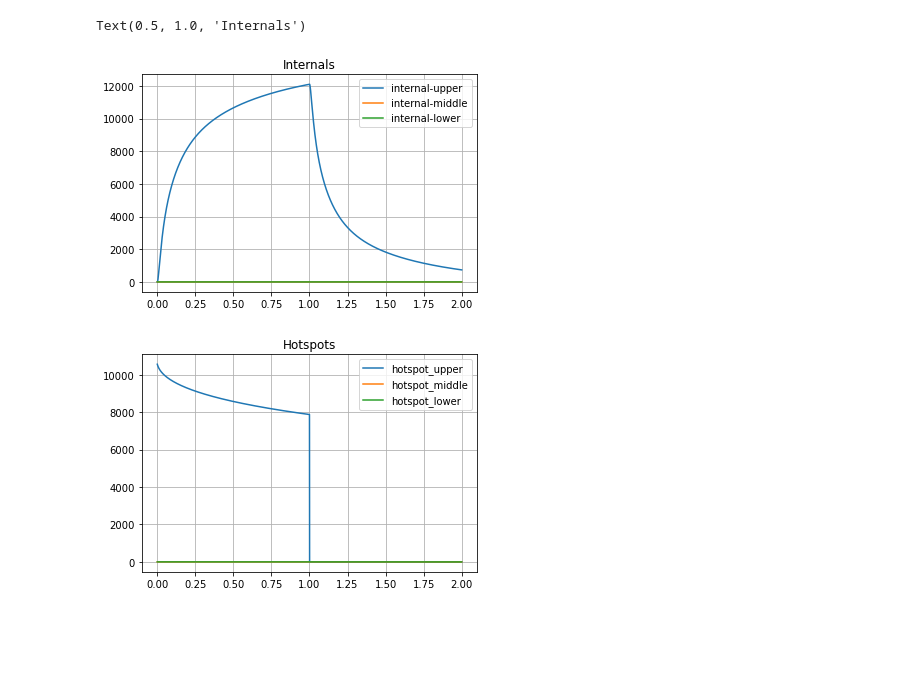
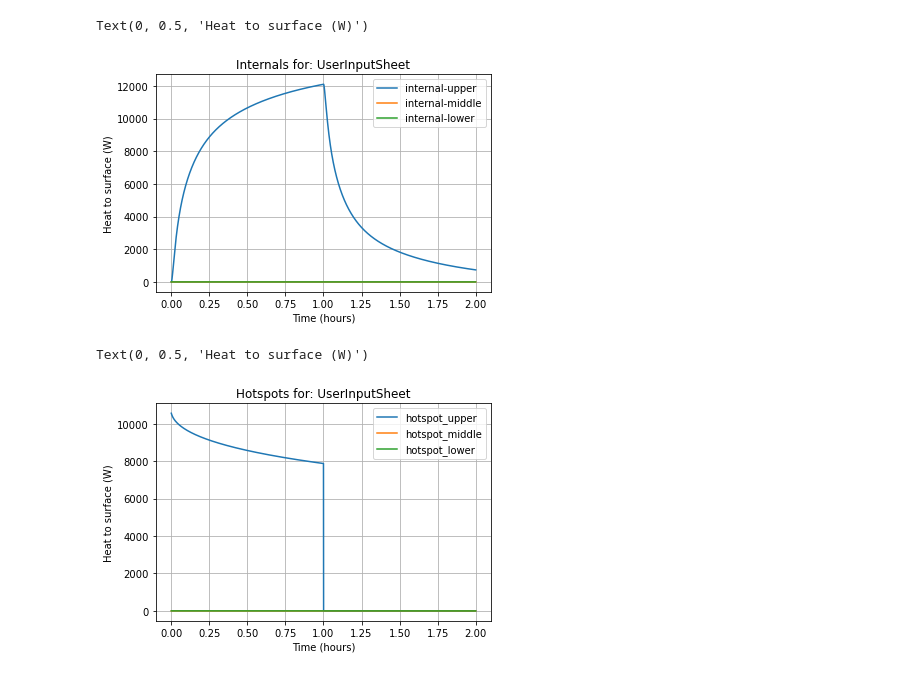
Before and after one commit to l-hemsley/HeatingModel, a Jupyter notebook: ChurchModel.ipynb, the cells around one changed output. Saved outputs shown, nothing was run; the diff lists cells and outputs as text; code cells hidden in the pictures; blank space fills up the shorter version.

```diff
--- a/ChurchModel.ipynb
+++ b/ChurchModel.ipynb
@@ -32,7 +32,9 @@ N_t_steps=int(total_time_s/t_step)+1
 t_array=np.arange(0,N_t_steps*t_step,t_step)/(60*60) #time array in hours
 # %%
 # # UPPER ROOM INITIALIZATION #########################
-[rooms,surfaces,T_target,T_exterior,hotspots,internals]=ReadInParameters('UserInputSheet.xlsx')
+Data_input_spreadsheet='UserInputSheet'
+#Data_input_spreadsheet=input("spreadsheet name:  ")
+[rooms,surfaces,T_target,T_exterior,hotspots,internals]=ReadInParameters(Data_input_spreadsheet+ '.xlsx')
 upper=rooms[0]
 middle=rooms[1]
 lower=rooms[2]
@@ -101,7 +103,7 @@ for t in tqdm(range(N_t_steps)):
             lineObjects =axs[s].plot(np.arange(0,surface.N_cells*0.5,0.5),surface.T_array)
             axs[s].legend(t_visualization/60,title='Time (minutes)')
             axs[s].grid('True')
-            axs[s].set_title(surface_name_list[s])
+            axs[s].set_title(surface_name_list[s] + 'for :' + Data_input_spreadsheet)
             axs[s].set_xlabel('Thickness (cm)')
             axs[s].set_ylabel('Temperature (C)')
             s=s+1
@@ -239,15 +263,20 @@ ax3.grid('True')
 # %%
 lineObjects =plt.plot(t_array,data_array_surfaces_Q[:,10:13])
 plt.legend(iter(lineObjects), ('internal-upper','internal-middle','internal-lower'))
 plt.grid('True')
-plt.title('Internals')
+plt.title('Internals for: ' + Data_input_spreadsheet)
+plt.xlabel('Time (hours)')
+plt.ylabel('Heat to surface (W)')
 # %% [output]
-Text(0.5, 1.0, 'Internals')
+Text(0, 0.5, 'Heat to surface (W)')
-[figure, old version]
+[figure, new version]
 # %%
 lineObjects =plt.plot(t_array,data_array_hotspots_Q)
 plt.legend(iter(lineObjects), ('hotspot_upper','hotspot_middle','hotspot_lower'))
-plt.title('Hotspots')
+plt.title('Hotspots for: ' + Data_input_spreadsheet)
 plt.grid('True')
+plt.xlabel('Time (hours)')
+plt.ylabel('Heat to surface (W)')
 # %% [output]
+Text(0, 0.5, 'Heat to surface (W)')
-[figure, old version]
+[figure, new version]
```
Also changed, not shown: parts of 7 cells of this notebook.
